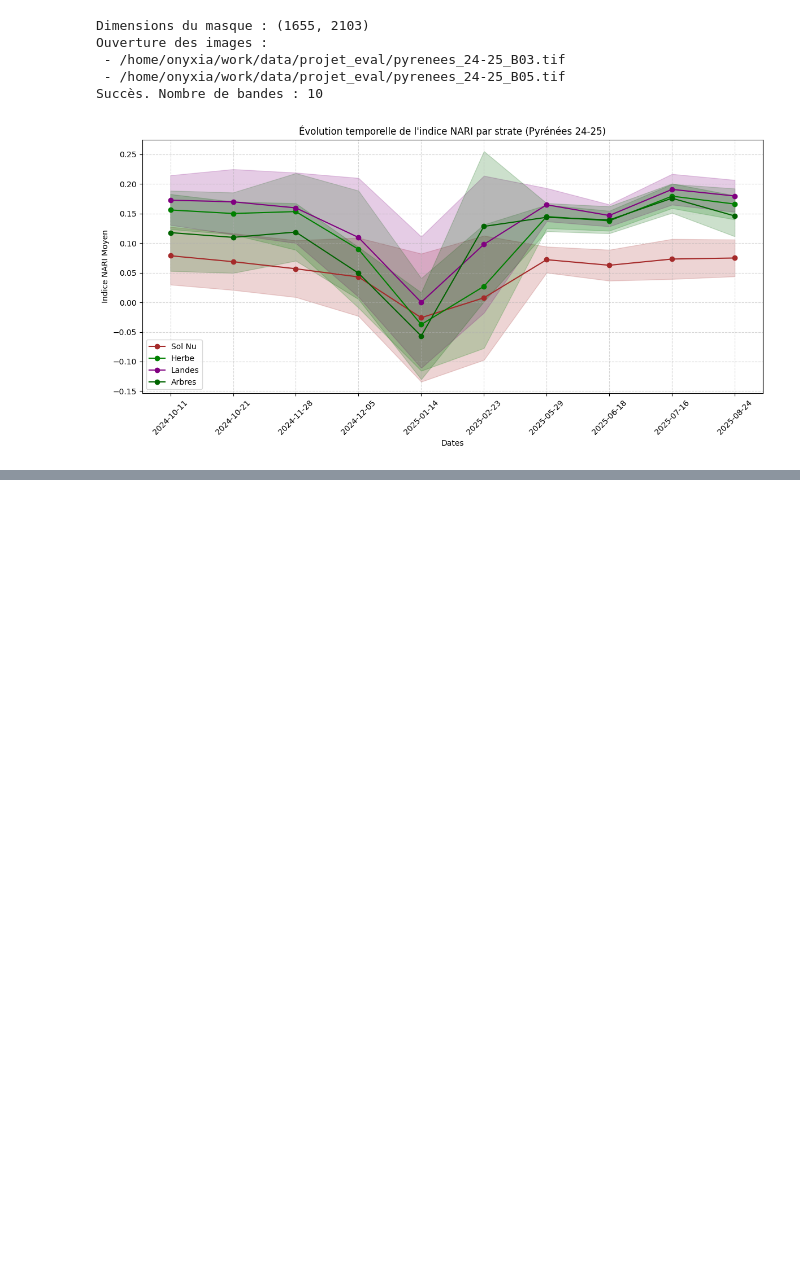
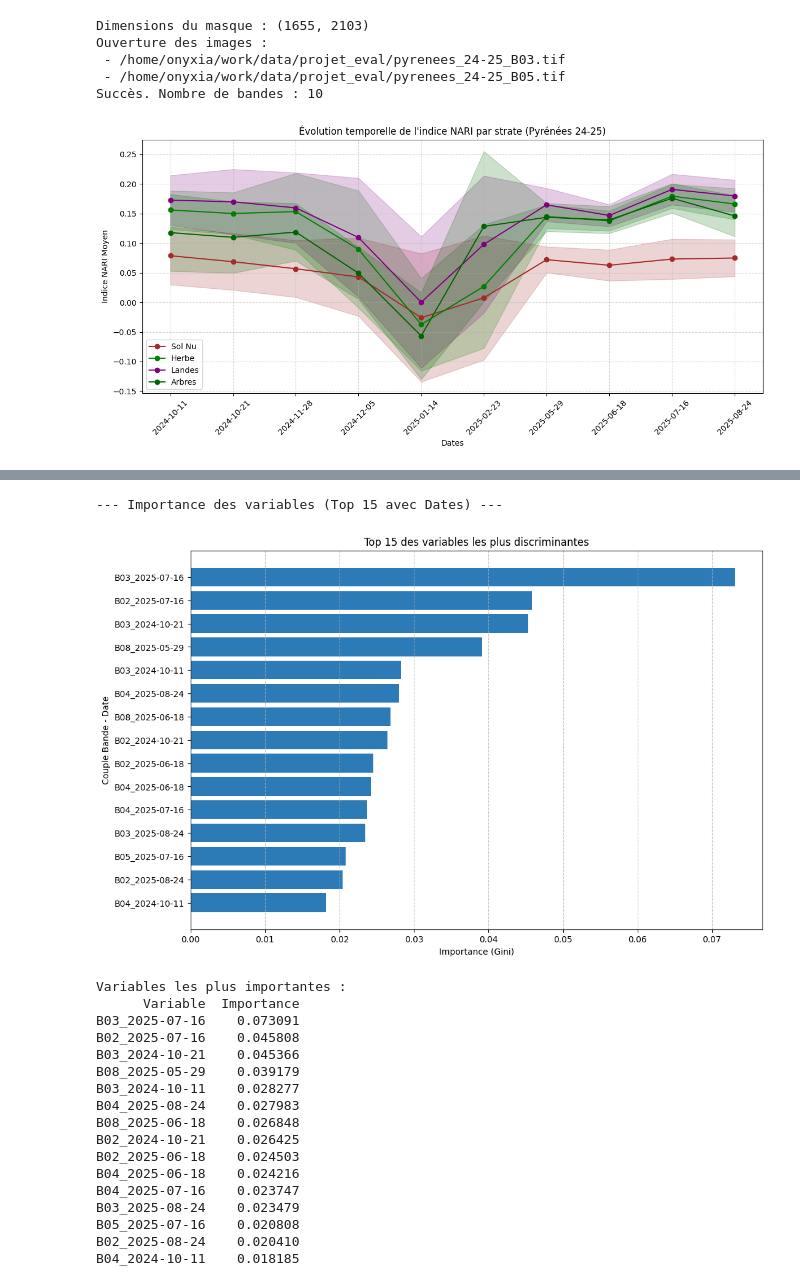
Before and after one commit to Matteolng/projet_teledec, a Jupyter notebook: notebook/notebook_v2.ipynb, the cells around one changed output, grey strips where cells are left out. Saved outputs shown, nothing was run; the diff lists cells and outputs as text; code cells hidden in the pictures; blank space fills up the shorter version.

```diff
--- a/notebook/notebook_v2.ipynb
+++ b/notebook/notebook_v2.ipynb
@@ -440,0 +667,75 @@ print(f"Carte sauvegardée sous : {out_map_path}")
+# %%
+import pandas as pd
+import matplotlib.pyplot as plt
+import os
+
+# ==============================================================================
+# 6. IMPORTANCE DES VARIABLES (Avec les vraies dates)
+# ==============================================================================
+print("\n--- Importance des variables (Top 15 avec Dates) ---")
+
+# 1. On rappelle les listes utilisées pour construire X
+# (Doivent être identiques à celles utilisées dans l'étape précédente)
+band_names = ['B02', 'B03', 'B04', 'B05', 'B06', 'B07', 'B08', 'B8A', 'B11', 'B12']
+dates = ['2024-10-11', '2024-10-21', '2024-11-28', '2024-12-05', '2025-01-14',
+         '2025-02-23', '2025-05-29', '2025-06-18', '2025-07-16', '2025-08-24']
+
+# 2. Génération des noms de variables dans le bon ordre
+# Ordre : Pour chaque Bande -> Toutes les dates
+noms_vars_reels = []
+for band in band_names:
+    for date in dates:
+        noms_vars_reels.append(f"{band}_{date}")
+
+# Vérification de sécurité
+importances = best_clf.feature_importances_
+if len(noms_vars_reels) != len(importances):
+    print(f"⚠️ Attention : {len(noms_vars_reels)} noms générés mais {len(importances)} variables dans le modèle.")
+    # On coupe ou on adapte si besoin, mais normalement c'est bon (10 bandes * 10 dates = 100)
+    noms_vars_reels = noms_vars_reels[:len(importances)]
+
+# 3. Création du DataFrame et Tri
+df_imp = pd.DataFrame({'Variable': noms_vars_reels, 'Importance': importances})
+# On trie du plus important au moins important et on prend le Top 15
+df_top15 = df_imp.sort_values('Importance', ascending=False).head(15)
+
+# 4. Affichage Graphique
+plt.figure(figsize=(12, 8))
+# barh dessine du bas vers le haut, on inverse l'axe Y pour avoir le n°1 en haut
+plt.barh(df_top15['Variable'], df_top15['Importance'], color='#2c7bb6')
+plt.gca().invert_yaxis()
+
+plt.title("Top 15 des variables les plus discriminantes")
+plt.xlabel("Importance (Gini)")
+plt.ylabel("Couple Bande - Date")
+plt.grid(axis='x', linestyle='--', alpha=0.7)
+
+# Sauvegarde dans le dossier results/figure
+save_path = '/home/onyxia/work/results/figure/feature_importance_dates.png'
+os.makedirs(os.path.dirname(save_path), exist_ok=True)
+plt.savefig(save_path, bbox_inches='tight')
+plt.show()
+
+# 5. Affichage textuel pour le rapport
+print("Variables les plus importantes :")
+print(df_top15.to_string(index=False))
+# %% [output]
+--- Importance des variables (Top 15 avec Dates) ---
+[figure, added]
+Variables les plus importantes :
+      Variable  Importance
+B03_2025-07-16    0.073091
+B02_2025-07-16    0.045808
+B03_2024-10-21    0.045366
+B08_2025-05-29    0.039179
+B03_2024-10-11    0.028277
+B04_2025-08-24    0.027983
+B08_2025-06-18    0.026848
+B02_2024-10-21    0.026425
+B02_2025-06-18    0.024503
+B04_2025-06-18    0.024216
+B04_2025-07-16    0.023747
+B03_2025-08-24    0.023479
+B05_2025-07-16    0.020808
+B02_2025-08-24    0.020410
+B04_2024-10-11    0.018185
```
Also changed, not shown: parts of 12 cells of this notebook.
